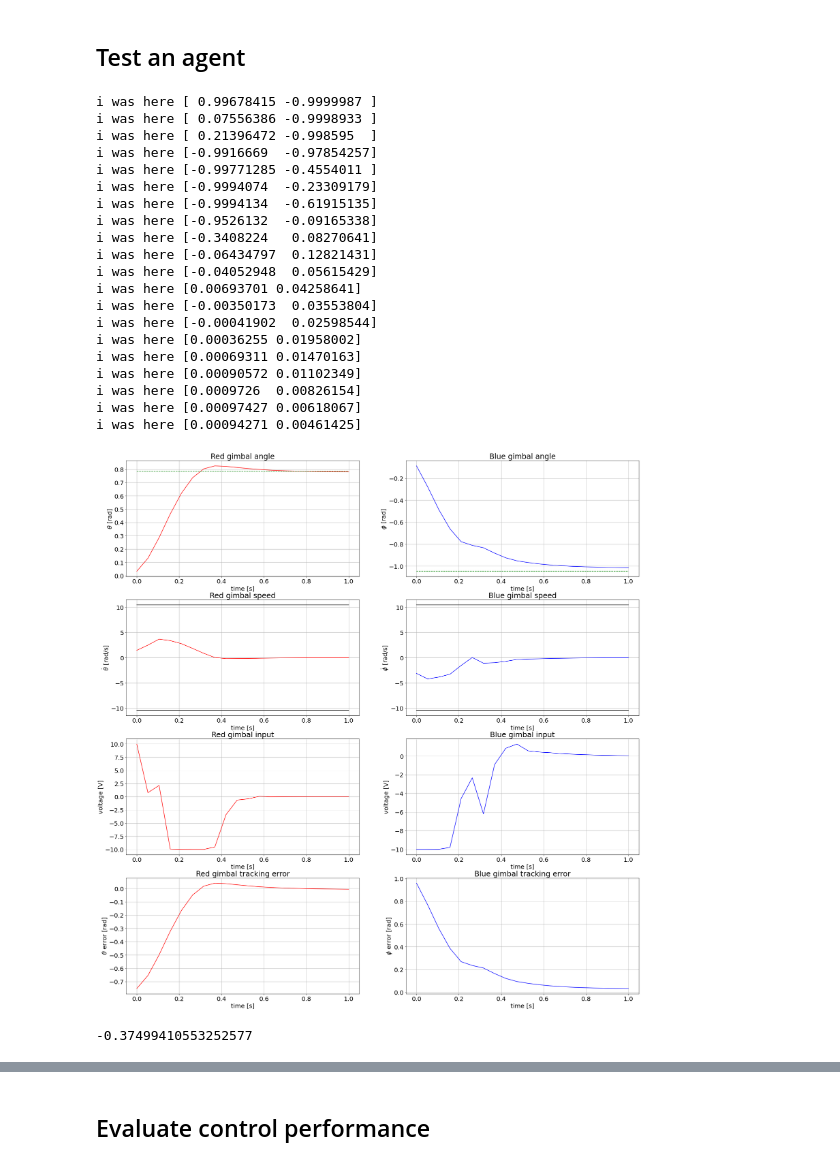
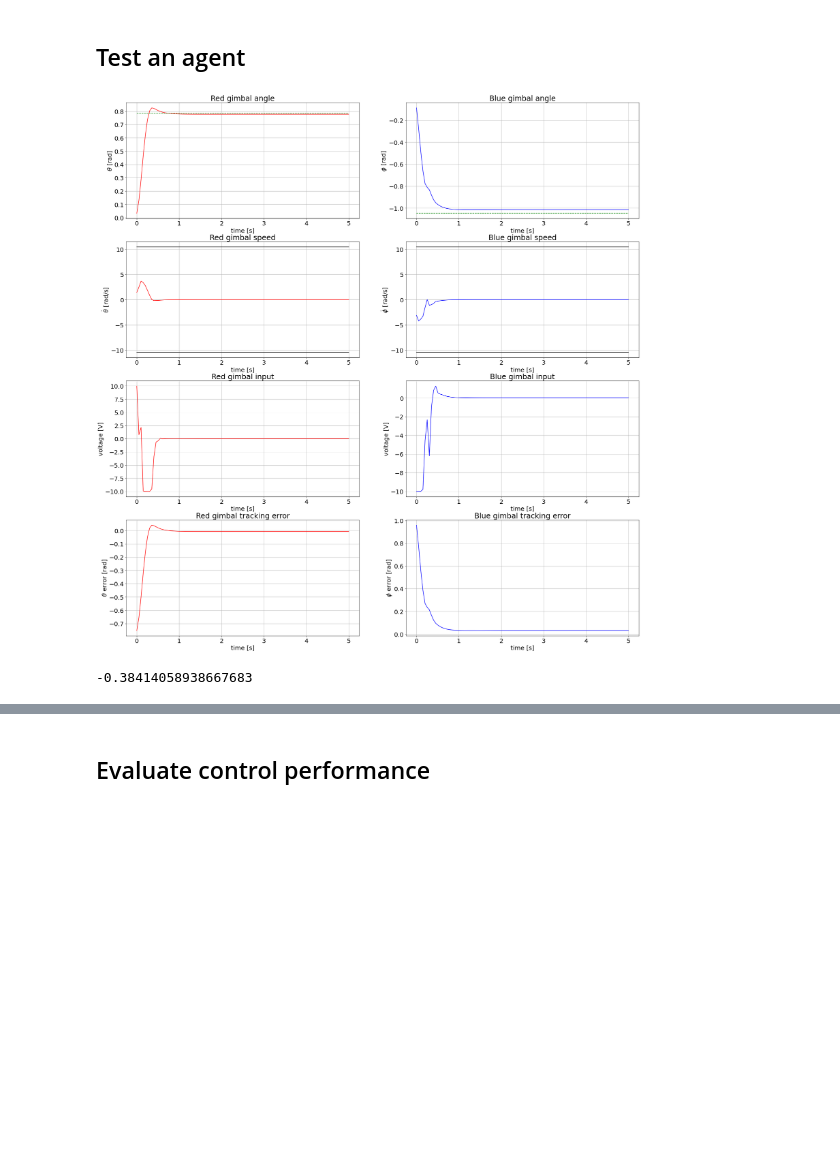
Before and after one commit to YanXiong-UCAS/Gyro_MBRL, a Jupyter notebook: Gyro_MBRL/code/Basic_code/td3_reward_function_comparision/reward_testing.ipynb, the cells around one changed output, grey strips where cells are left out. Saved outputs shown, nothing was run; the diff lists cells and outputs as text; code cells hidden in the pictures; blank space fills up the shorter version.

```diff
--- a/Gyro_MBRL/code/Basic_code/td3_reward_function_comparision/reward_testing.ipynb
+++ b/Gyro_MBRL/code/Basic_code/td3_reward_function_comparision/reward_testing.ipynb
@@ -71,51 +87,31 @@ plt.savefig('tmp.png')
 # %%
 # Test paramaters
 env_name = 'GyroscopeEnv-v1'  # GyroscopeRealEnv-v0， GyroscopeEnv-v1, GyroscopeIntegralEnv-v1
 
 init_state = np.array([0,0,0,0,45/180*np.pi,-60/180*np.pi,200/60*2*np.pi])
 env = create_env(env_name,state=init_state)
 
 # agent_paths = ['sac_q', 'sac_q_ep', 'sac_q_p', 'sac_q_e', 'sac_q_b']   # Quadratic
 # agent_paths = ["sac_q_opt_001", "sac_q_opt_002", "sac_q_opt_003"]   # Quadratic---opt
 # agent_paths = ['sac_a']   # Absolute
 # agent_paths = ['sac_n', 'sac_n_2505', 'sac_n_b']   # Normalized
 # agent_paths = ['sac_s']   # Sparse
 agent_paths = ['td3_pe_opt_ing']   # PE
 # agent_paths = ['sac_pe_opt', "sac_pe_opt001", "sac_pe_opt002", "sac_pe_opt003", "sac_pe_opt004", "sac_pe_opt005", "sac_pe_opt006", "sac_pe_opt007", "sac_pe_opt_ing"]   # PE---opt
 # agent_paths = ['sac_p005', 'sac_p05', 'sac_p01']   # Power
 # agent_paths = ['sac_e10', 'sac_20', 'sac_e40']   # Exponential
 # agent_paths = ['sac_p005_gamma095', 'sac_p005_gamma1']   # Power
 # agent_paths = ["ddpg_compare"]
 
 agent = load_agent(agent_paths[0])
-t_end = 1
+t_end = 5
 
 score, state_record, obs_record, action_record, reward_record = test_agent(env,agent,t_end)
 plot_test(state_record, action_record, t_end, 4)   # 显示所有的测试，更价值观清晰
 score
 # %% [output]
+[figure, new version]
-i was here [ 0.99678415 -0.9999987 ]
-i was here [ 0.07556386 -0.9998933 ]
-i was here [ 0.21396472 -0.998595  ]
-i was here [-0.9916669  -0.97854257]
-i was here [-0.99771285 -0.4554011 ]
-i was here [-0.9994074  -0.23309179]
-i was here [-0.9994134  -0.61915135]
-i was here [-0.9526132  -0.09165338]
-i was here [-0.3408224   0.08270641]
-i was here [-0.06434797  0.12821431]
-i was here [-0.04052948  0.05615429]
-i was here [0.00693701 0.04258641]
-i was here [-0.00350173  0.03553804]
-i was here [-0.00041902  0.02598544]
-i was here [0.00036255 0.01958002]
-i was here [0.00069311 0.01470163]
-i was here [0.00090572 0.01102349]
-i was here [0.0009726  0.00826154]
-i was here [0.00097427 0.00618067]
-i was here [0.00094271 0.00461425]
+-0.38414058938667683
-[figure, old version]
--0.37499410553252577
 # %%
 time = np.linspace(0, t_end, len(state_record))
 n = 1
```
Also changed, not shown: parts of 3 cells of this notebook, 7 other files.
